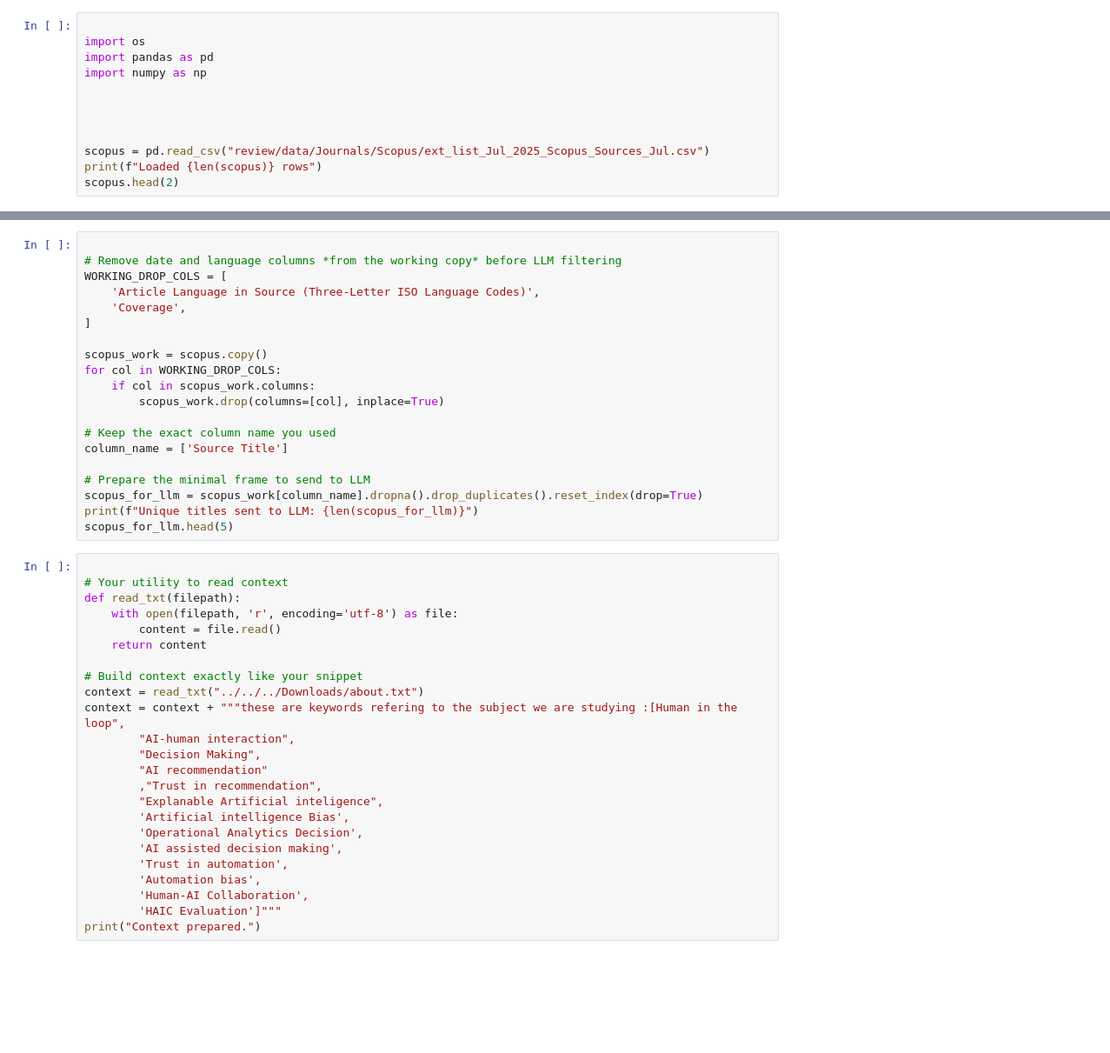
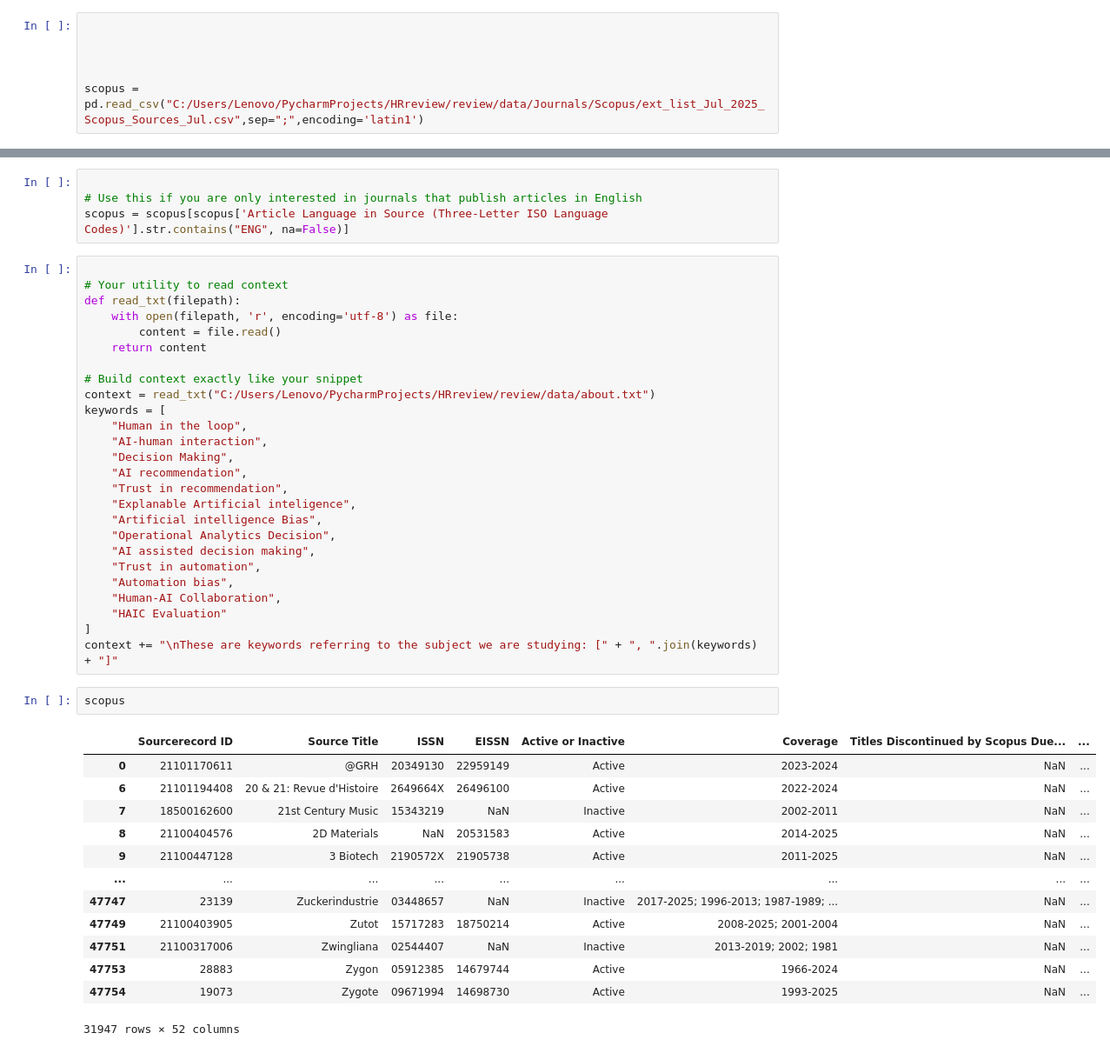
Before and after one commit to maryamSayagh/HRreview, a Jupyter notebook: notebooks/Scopus_LLM_Filter_same_methods.ipynb, the cells around one changed output, grey strips where cells are left out. Shown at 87% size. Saved outputs shown, nothing was run; the diff lists cells and outputs as text; blank space fills up the shorter version.

Commit message:
notebook of provider data clean

```diff
--- a/notebooks/Scopus_LLM_Filter_same_methods.ipynb
+++ b/notebooks/Scopus_LLM_Filter_same_methods.ipynb
@@ -13,12 +34,6 @@ This notebook mirrors your original workflow and relies **only** on your LLM-bas
 # %%
-
-import os
-import pandas as pd
-import numpy as np
 
 
 
 
-scopus = pd.read_csv("review/data/Journals/Scopus/ext_list_Jul_2025_Scopus_Sources_Jul.csv")
-print(f"Loaded {len(scopus)} rows")
-scopus.head(2)
+scopus = pd.read_csv("C:/Users/Lenovo/PycharmProjects/HRreview/review/data/Journals/Scopus/ext_list_Jul_2025_Scopus_Sources_Jul.csv",sep=";",encoding='latin1')
@@ -27,23 +102,7 @@ FileNotFoundError: [Errno 2] No such file or directory: 'review/data/Journals/Sc
 # %%
 
-# Remove date and language columns *from the working copy* before LLM filtering
-WORKING_DROP_COLS = [
-    'Article Language in Source (Three-Letter ISO Language Codes)',
-    'Coverage',
-]
-
-scopus_work = scopus.copy()
-for col in WORKING_DROP_COLS:
-    if col in scopus_work.columns:
-        scopus_work.drop(columns=[col], inplace=True)
-
-# Keep the exact column name you used
-column_name = ['Source Title']
-
-# Prepare the minimal frame to send to LLM
-scopus_for_llm = scopus_work[column_name].dropna().drop_duplicates().reset_index(drop=True)
-print(f"Unique titles sent to LLM: {len(scopus_for_llm)}")
-scopus_for_llm.head(5)
+# Use this if you are only interested in journals that publish articles in English
+scopus = scopus[scopus['Article Language in Source (Three-Letter ISO Language Codes)'].str.contains("ENG", na=False)]
 # %%
 
 # Your utility to read context
@@ -53,18 +112,36 @@ def read_txt(filepath):
     return content
 
 # Build context exactly like your snippet
-context = read_txt("../../../Downloads/about.txt")
-context = context + """these are keywords refering to the subject we are studying :[Human in the loop",
-        "AI-human interaction",
-        "Decision Making",
-        "AI recommendation"
-        ,"Trust in recommendation",
-        "Explanable Artificial inteligence",
-        'Artificial intelligence Bias',
-        'Operational Analytics Decision',
-        'AI assisted decision making',
-        'Trust in automation',
-        'Automation bias',
-        'Human-AI Collaboration',
-        'HAIC Evaluation']"""
-print("Context prepared.")
+context = read_txt("C:/Users/Lenovo/PycharmProjects/HRreview/review/data/about.txt")
+keywords = [
+    "Human in the loop",
+    "AI-human interaction",
+    "Decision Making",
+    "AI recommendation",
+    "Trust in recommendation",
+    "Explanable Artificial inteligence",
+    "Artificial intelligence Bias",
+    "Operational Analytics Decision",
+    "AI assisted decision making",
+    "Trust in automation",
+    "Automation bias",
+    "Human-AI Collaboration",
+    "HAIC Evaluation"
+]
+context += "\nThese are keywords referring to the subject we are studying: [" + ", ".join(keywords) + "]"
+# %%
+scopus
+# %% [output]
+|  | Sourcerecord ID | Source Title | ISSN | EISSN | Active or Inactive | Coverage | Titles Discontinued by Scopus Due... | ... |
+| 0 | 21101170611 | @GRH | 20349130 | 22959149 | Active | 2023-2024 | NaN | ... |
+| 6 | 21101194408 | 20 & 21: Revue d'Histoire | 2649664X | 26496100 | Active | 2022-2024 | NaN | ... |
+| 7 | 18500162600 | 21st Century Music | 15343219 | NaN | Inactive | 2002-2011 | NaN | ... |
+| 8 | 21100404576 | 2D Materials | NaN | 20531583 | Active | 2014-2025 | NaN | ... |
+| 9 | 21100447128 | 3 Biotech | 2190572X | 21905738 | Active | 2011-2025 | NaN | ... |
+| ... | ... | ... | ... | ... | ... | ... | ... | ... |
+| 47747 | 23139 | Zuckerindustrie | 03448657 | NaN | Inactive | 2017-2025; 1996-2013; 1987-1989; ... | NaN | ... |
+| 47749 | 21100403905 | Zutot | 15717283 | 18750214 | Active | 2008-2025; 2001-2004 | NaN | ... |
+| 47751 | 21100317006 | Zwingliana | 02544407 | NaN | Inactive | 2013-2019; 2002; 1981 | NaN | ... |
+| 47753 | 28883 | Zygon | 05912385 | 14679744 | Active | 1966-2024 | NaN | ... |
+| 47754 | 19073 | Zygote | 09671994 | 14698730 | Active | 1993-2025 | NaN | ... |
+31947 rows × 52 columns
```
Also changed, not shown: parts of 21 cells of this notebook, 5 other files.
